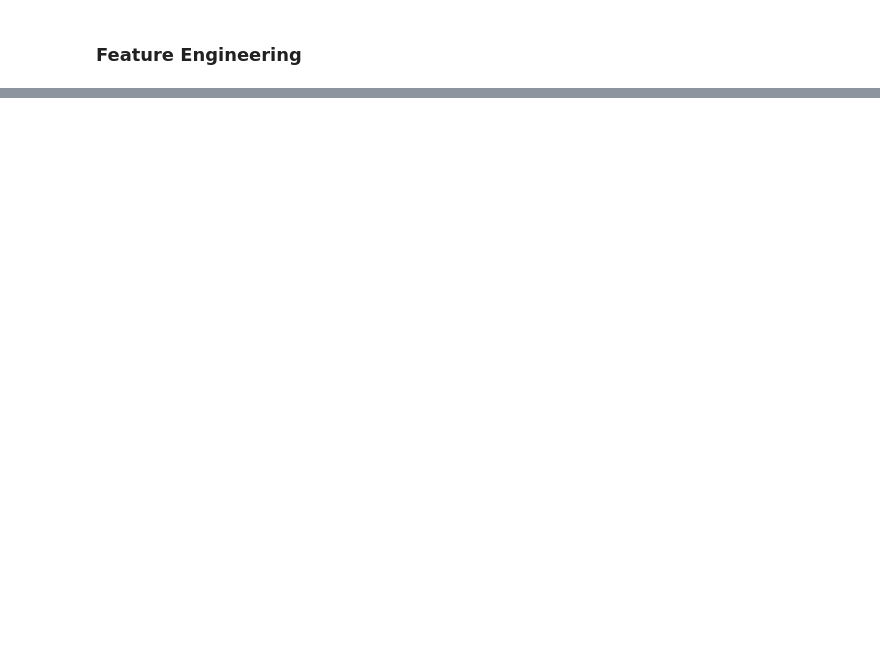
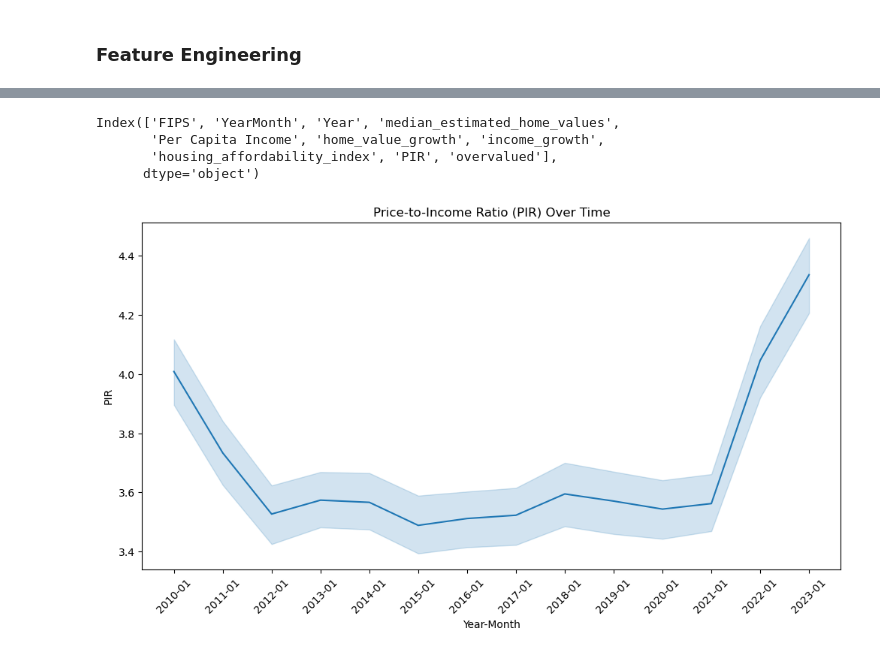
Before and after one commit to chelseyyyt/MAGEC, a Jupyter notebook: main.ipynb, the cells around one changed output, grey strips where cells are left out. Saved outputs shown, nothing was run; the diff lists cells and outputs as text; code cells hidden in the pictures; blank space fills up the shorter version.

```diff
--- a/main.ipynb
+++ b/main.ipynb
@@ -106,0 +324,33 @@ plt.show()
+# %%
+df_merged.sort_values(by=["FIPS", "YearMonth"], inplace=True)  # Sort by location & time
+
+df_merged["home_value_growth"] = df_merged.groupby("FIPS")["median_estimated_home_values"].pct_change() * 100
+# %%
+df_merged["income_growth"] = df_merged.groupby("FIPS")["Per Capita Income"].pct_change() * 100
+# %%
+df_merged["housing_affordability_index"] = df_merged["Per Capita Income"] / df_merged["median_estimated_home_values"]
+# %%
+print(df_merged.columns)
+df_merged["PIR_deviation"] = df_merged["PIR"] - df_merged.groupby("FIPS")["PIR"].transform("mean")
+# %% [output]
+Index(['FIPS', 'YearMonth', 'Year', 'median_estimated_home_values',
+       'Per Capita Income', 'home_value_growth', 'income_growth',
+       'housing_affordability_index', 'PIR', 'overvalued'],
+      dtype='object')
+# %%
+selected_fips = [1]  # Example FIPS codes (Replace with your selection)
+
+df_filtered = df_merged[df_merged["FIPS"].isin(selected_fips)]  # Filter only chosen FIPS codes
+
+import matplotlib.pyplot as plt
+import seaborn as sns
+
+plt.figure(figsize=(12, 6))
+sns.lineplot(data=df_filtered, x="YearMonth", y="PIR", hue="FIPS", legend=None)
+plt.xticks(rotation=45)
+plt.title("Price-to-Income Ratio (PIR) Over Time")
+plt.ylabel("PIR")
+plt.xlabel("Year-Month")
+plt.show()
+# %% [output]
+[figure, added]
```
Also changed, not shown: parts of 31 cells of this notebook.
